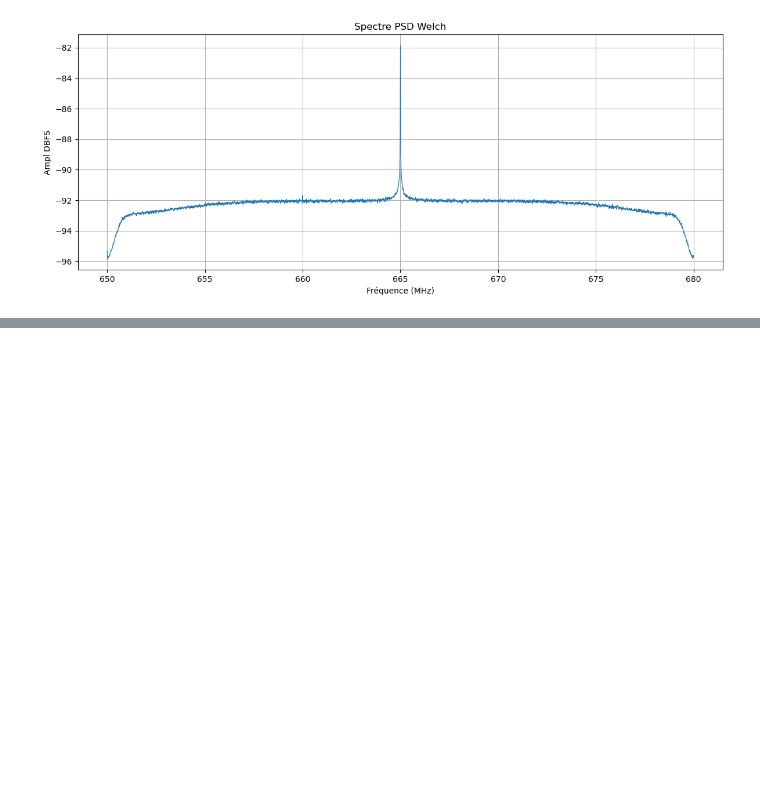
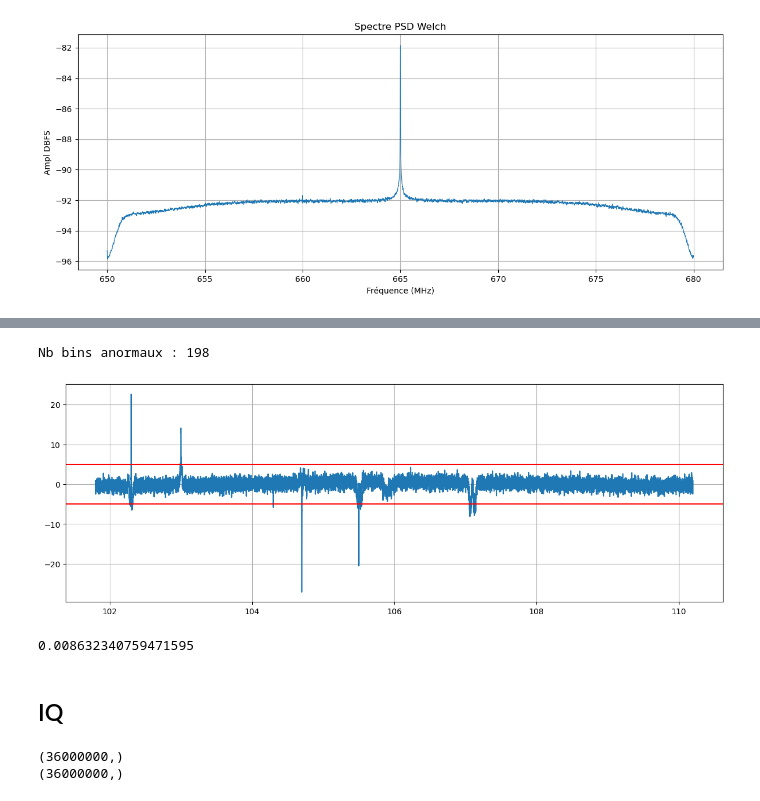
Before and after one commit to yousefBens/SDR_PRPD, a Jupyter notebook: Learn.ipynb, the cells around one changed output, grey strips where cells are left out. Saved outputs shown, nothing was run; the diff lists cells and outputs as text; code cells hidden in the pictures; blank space fills up the shorter version.

```diff
--- a/Learn.ipynb
+++ b/Learn.ipynb
@@ -832,0 +968,35 @@ plot_spectrum(f, amp)
+# %%
+import numpy as np
+
+delta = psd_With - psd_None
+
+mu = np.median(delta)
+sigma = 1.4826 * np.median(np.abs(delta - mu))
+
+z = (delta - mu) / sigma
+
+mask = np.abs(z) > 5
+
+print("Nb bins anormaux :", np.sum(mask))
+plt.figure(figsize=(15,5))
+
+plt.plot(freqs_With/1e6, z)
+
+plt.axhline(5,color='r')
+plt.axhline(-5,color='r')
+
+plt.grid()
+plt.show()
+# %% [output]
+Nb bins anormaux : 198
+[figure, added]
+# %%
+n_anomalies = np.sum(np.abs(z) > 5)
+
+ratio = n_anomalies / len(z)
+
+print(ratio)
+# %% [output]
+0.008632340759471595
+# %% [markdown]
+## IQ
@@ -832,0 +1005,14 @@ plot_spectrum(f, amp)
+# %%
+data_With = np.load("/home/yousef/Documents/testing_scripts/GEVernova/After_Aix/CAL2B_files/Time_With_DP.npz")
+data_None = np.load("/home/yousef/Documents/testing_scripts/GEVernova/After_Aix/CAL2B_files/Time_None_DP.npz")
+
+ampl_With = data_With["ampl"]
+
+
+ampl_None = data_None["ampl"]
+
+print(ampl_With.shape)
+print(ampl_None.shape)
+# %% [output]
+(36000000,)
+(36000000,)
```
Also changed, not shown: parts of 47 cells of this notebook, 9 other files.
